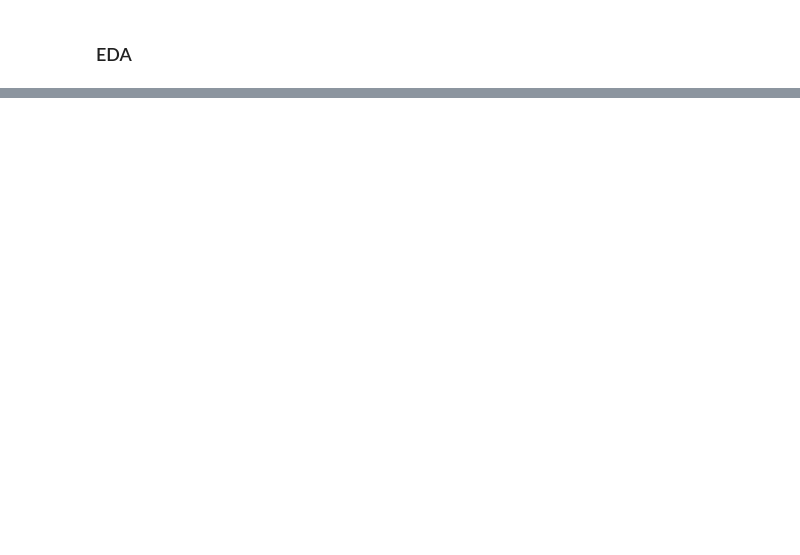
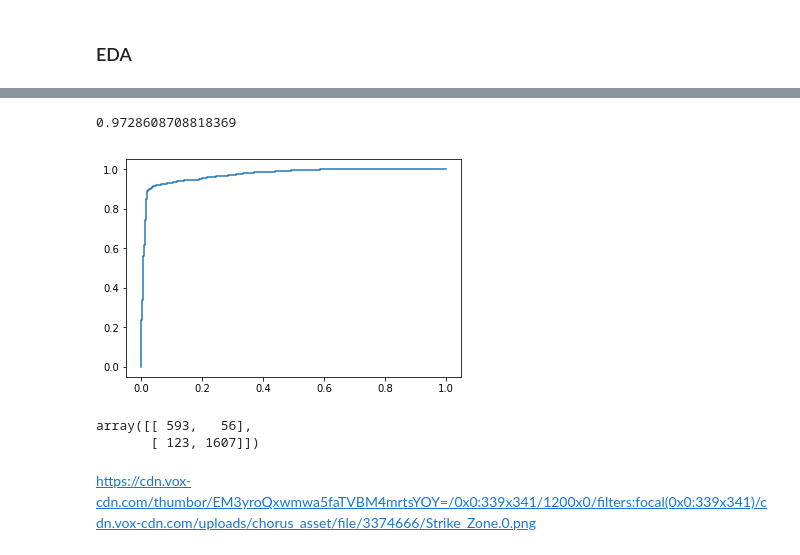
Before and after one commit to alan-j-lin/stealingbases_classification, a Jupyter notebook: Project_McNulty.ipynb, the cells around one changed output, grey strips where cells are left out. Cells and saved outputs as stored; diff of their text form; code cells hidden in the pictures; blank space fills up the shorter version.

```diff
--- a/Project_McNulty.ipynb
+++ b/Project_McNulty.ipynb
@@ -120,0 +299,14 @@ len(desc_df['description'].unique())
+# %%
+fpr, tpr, thr = roc_curve(y_train, y_predictprob)
+plt.plot(fpr, tpr)
+roc_auc_score(y_train, y_predictprob)
+# %% [output]
+0.9728608708818369
+[figure, added]
+# %%
+confusion_matrix(y_train, y_predict)
+# %% [output]
+array([[ 593,   56],
+       [ 123, 1607]])
+# %% [markdown]
+https://cdn.vox-cdn.com/thumbor/EM3yroQxwmwa5faTVBM4mrtsYOY=/0x0:339x341/1200x0/filters:focal(0x0:339x341)/cdn.vox-cdn.com/uploads/chorus_asset/file/3374666/Strike_Zone.0.png
```
Also changed, not shown: parts of 25 cells of this notebook.
